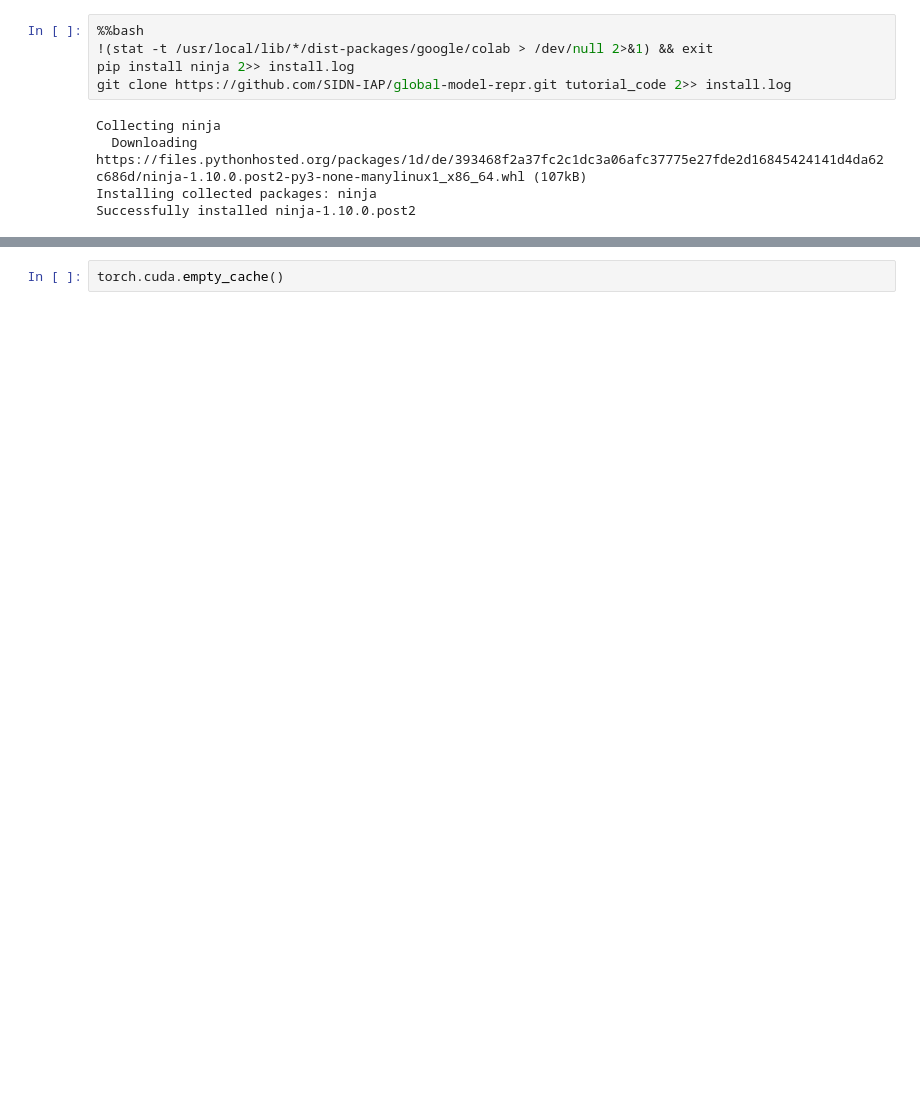
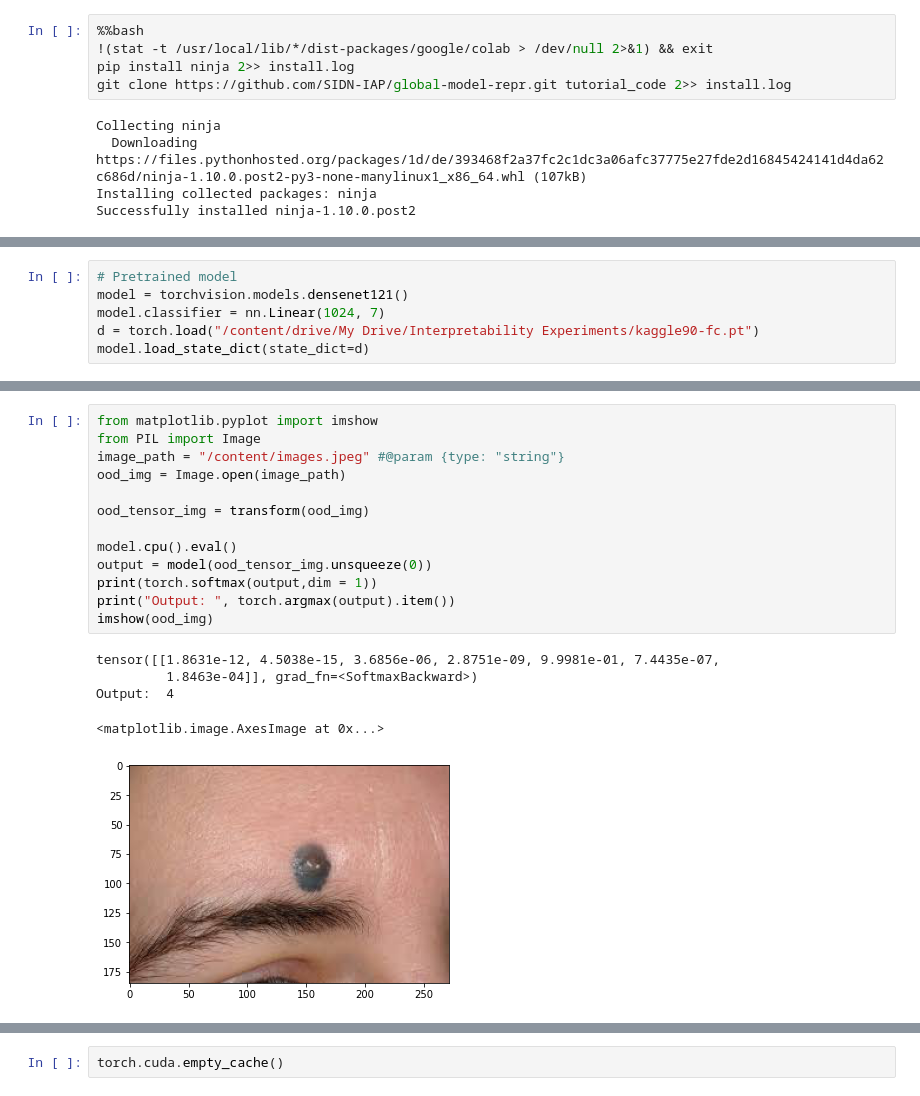
Before and after one commit to anas-awadalla/Incepto, a Jupyter notebook: interpretability_experiments/Unit_Inspections.ipynb, the cells around one changed output, grey strips where cells are left out. Cells and saved outputs as stored; diff of their text form; blank space fills up the shorter version.

Commit message:
Added single adversarial image comparisons

```diff
--- a/interpretability_experiments/Unit_Inspections.ipynb
+++ b/interpretability_experiments/Unit_Inspections.ipynb
@@ -80,0 +33,6 @@ imgs = torch.utils.data.DataLoader(imgs, batch_size=1)
+# %%
+# Pretrained model
+model = torchvision.models.densenet121()
+model.classifier = nn.Linear(1024, 7)
+d = torch.load("/content/drive/My Drive/Interpretability Experiments/kaggle90-fc.pt")
+model.load_state_dict(state_dict=d)
@@ -80,0 +70,19 @@ imgs = torch.utils.data.DataLoader(imgs, batch_size=1)
+# %%
+from matplotlib.pyplot import imshow
+from PIL import Image
+image_path = "/content/images.jpeg" #@param {type: "string"}
+ood_img = Image.open(image_path)
+
+ood_tensor_img = transform(ood_img)
+
+model.cpu().eval()
+output = model(ood_tensor_img.unsqueeze(0))
+print(torch.softmax(output,dim = 1))
+print("Output: ", torch.argmax(output).item())
+imshow(ood_img)
+# %% [output]
+tensor([[1.8631e-12, 4.5038e-15, 3.6856e-06, 2.8751e-09, 9.9981e-01, 7.4435e-07,
+         1.8463e-04]], grad_fn=<SoftmaxBackward>)
+Output:  4
+<matplotlib.image.AxesImage at 0x...>
+[figure, added]
```
Also changed, not shown: parts of 25 cells of this notebook.
